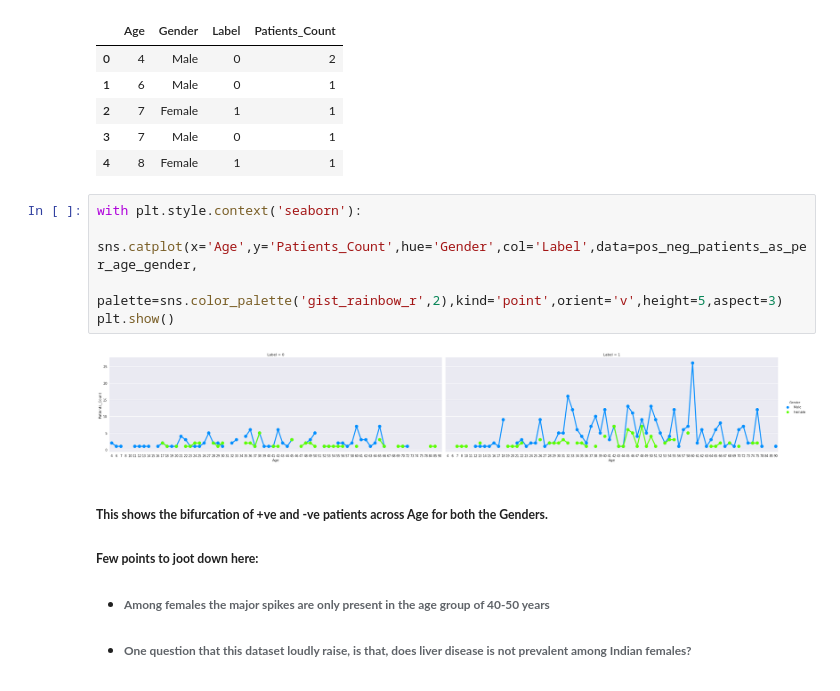
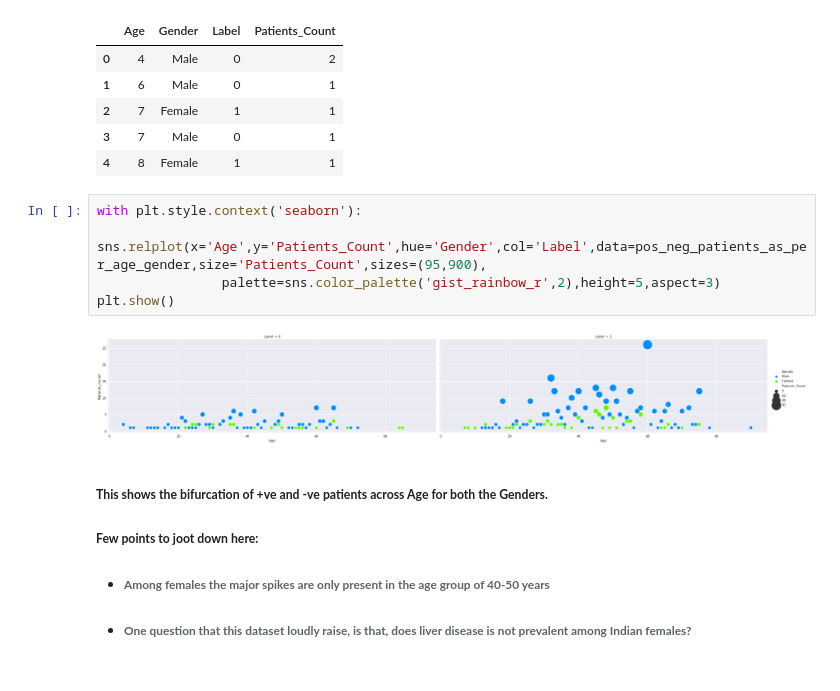
Before and after one commit to raj-shr-git/Liver_Disease_Data_Analysis, a Jupyter notebook: Liver_Patients_Classifier.ipynb, the cells around one changed output. Saved outputs shown, nothing was run; the diff lists cells and outputs as text.

Commit message:
Added the code of further visualization

```diff
--- a/Liver_Patients_Classifier.ipynb
+++ b/Liver_Patients_Classifier.ipynb
@@ -193,11 +193,11 @@ pos_neg_patients_as_per_age_gender.head()
 | 4 | 8 | Female | 1 | 1 |
 # %%
 with plt.style.context('seaborn'):
-    sns.catplot(x='Age',y='Patients_Count',hue='Gender',col='Label',data=pos_neg_patients_as_per_age_gender,
-                palette=sns.color_palette('gist_rainbow_r',2),kind='point',orient='v',height=5,aspect=3)
+    sns.relplot(x='Age',y='Patients_Count',hue='Gender',col='Label',data=pos_neg_patients_as_per_age_gender,size='Patients_Count',sizes=(95,900),
+                palette=sns.color_palette('gist_rainbow_r',2),height=5,aspect=3)
 plt.show()
 # %% [output]
-[figure, old version]
+[figure, new version]
 # %% [markdown]
 ##### **This shows the bifurcation of +ve and -ve patients across Age for both the Genders.**
 ##### **Few points to joot down here:**
```
Also changed, not shown: parts of 40 cells of this notebook, 1 other file.
